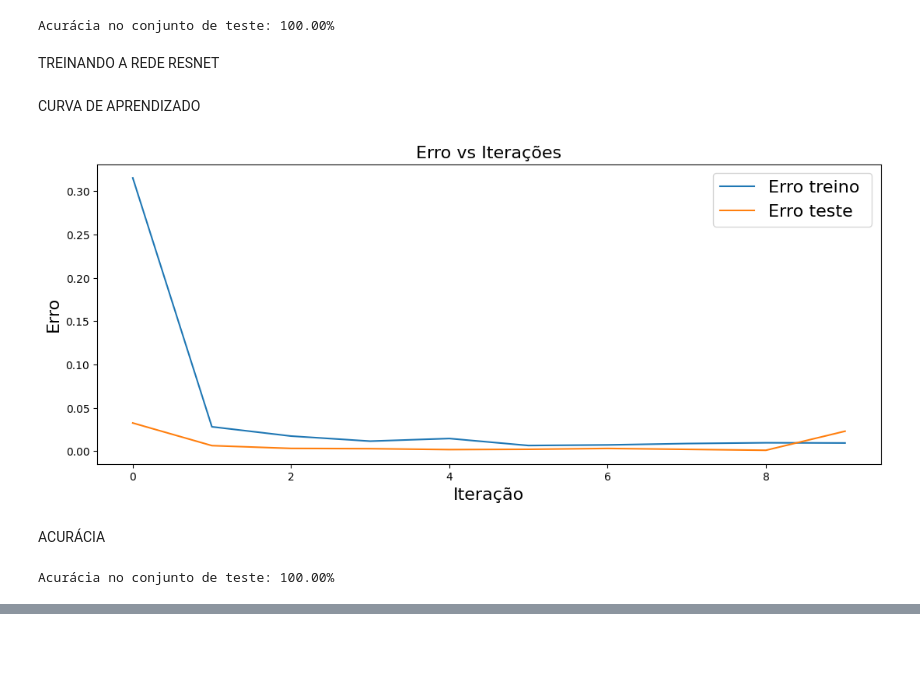
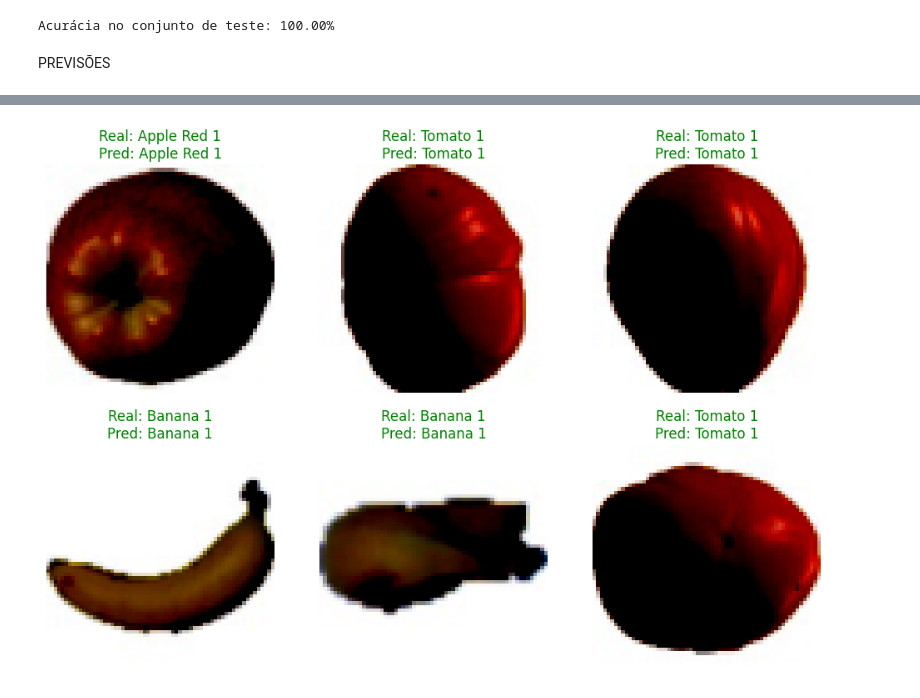
Before and after one commit to ronaldnunes/Fruits-classification-w-pytorch, a Jupyter notebook: FruitsCNN.ipynb, the cells around one changed output, grey strips where cells are left out. Drawn from its saved outputs; the diff is of its cells as text; code cells hidden in the pictures; blank space fills up the shorter version.

```diff
--- a/FruitsCNN.ipynb
+++ b/FruitsCNN.ipynb
@@ -217,4 +350,2 @@ Acuracy(model, test_loader)
 # %% [output]
 Acurácia no conjunto de teste: 100.00%
-# %% [markdown]
-TREINANDO A REDE RESNET
@@ -236,13 +352,5 @@ print("FIM")
-# %% [markdown]
-CURVA DE APRENDIZADO
-# %%
-errors = {"Erro treino ": train_costs, "Erro teste": test_costs}
-learning_curve(errors)
-# %% [output]
-[figure, removed]
-# %% [markdown]
-ACURÁCIA
-# %%
-Acuracy(model, test_loader)
-# %% [output]
-Acurácia no conjunto de teste: 100.00%
+# %% [markdown]
+PREVISÕES
+# %%
+Predict(resnet, test_loader)
+# %% [output]
@@ -248,0 +363 @@ Acurácia no conjunto de teste: 100.00%
+[figure, added]
```
Also changed, not shown: parts of 49 cells of this notebook.
